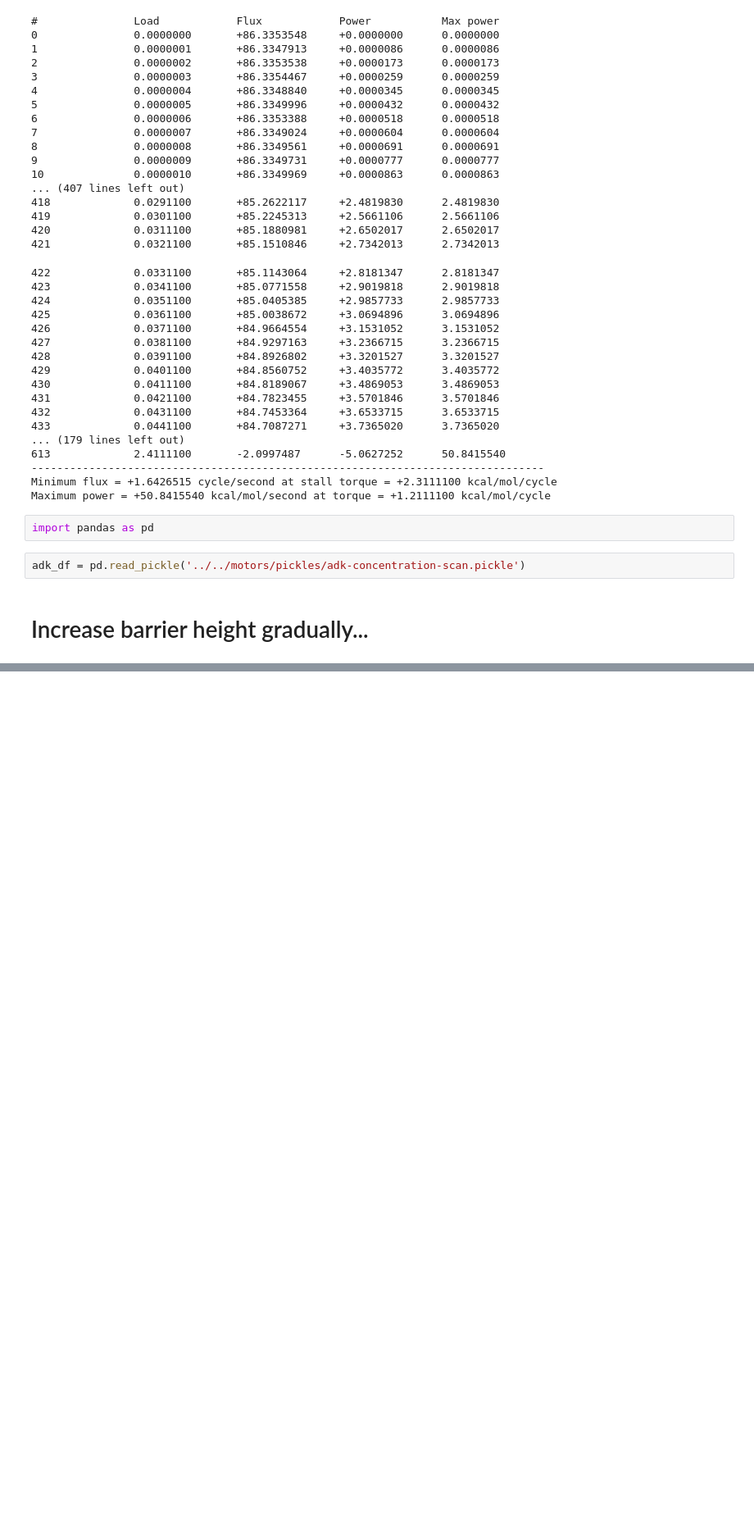
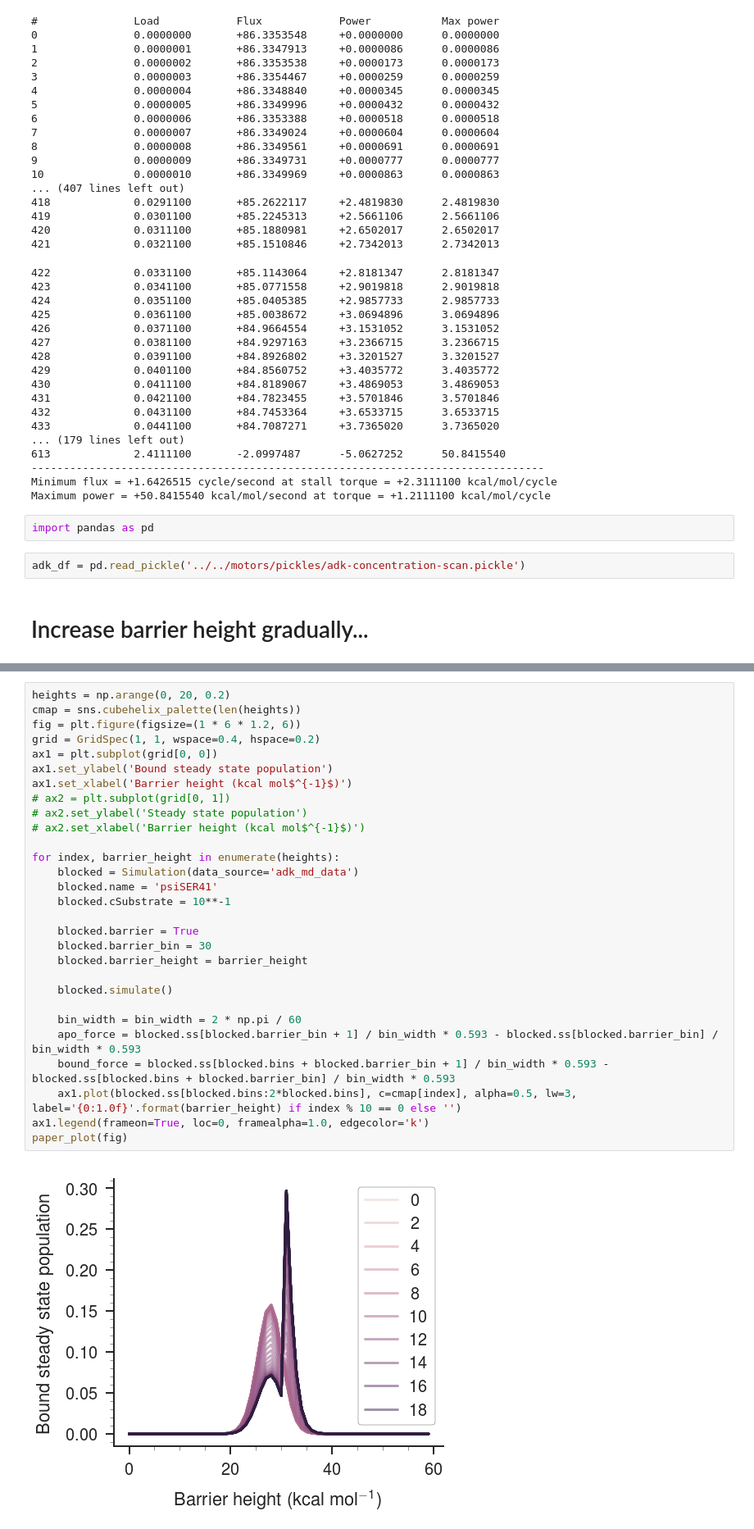
Before and after one commit to slochower/nonequilibrium-master, a Jupyter notebook: notebooks/force-on-barrier/force-on-barrier-quick-explanation.ipynb, the cells around one changed output, grey strips where cells are left out. Shown: that part at 82% size. Cells and saved outputs as stored; diff of their text form; blank space fills up the shorter version.

```diff
--- a/notebooks/force-on-barrier/force-on-barrier-quick-explanation.ipynb
+++ b/notebooks/force-on-barrier/force-on-barrier-quick-explanation.ipynb
@@ -447,0 +473,31 @@ plot
+# %%
+heights = np.arange(0, 20, 0.2)
+cmap = sns.cubehelix_palette(len(heights))
+fig = plt.figure(figsize=(1 * 6 * 1.2, 6))
+grid = GridSpec(1, 1, wspace=0.4, hspace=0.2)
+ax1 = plt.subplot(grid[0, 0])
+ax1.set_ylabel('Bound steady state population')
+ax1.set_xlabel('Barrier height (kcal mol$^{-1}$)')
+# ax2 = plt.subplot(grid[0, 1])
+# ax2.set_ylabel('Steady state population')
+# ax2.set_xlabel('Barrier height (kcal mol$^{-1}$)')
+
+for index, barrier_height in enumerate(heights):
+    blocked = Simulation(data_source='adk_md_data')
+    blocked.name = 'psiSER41'
+    blocked.cSubstrate = 10**-1
+
+    blocked.barrier = True
+    blocked.barrier_bin = 30
+    blocked.barrier_height = barrier_height
+
+    blocked.simulate()
+
+    bin_width = bin_width = 2 * np.pi / 60
+    apo_force = blocked.ss[blocked.barrier_bin + 1] / bin_width * 0.593 - blocked.ss[blocked.barrier_bin] / bin_width * 0.593
+    bound_force = blocked.ss[blocked.bins + blocked.barrier_bin + 1] / bin_width * 0.593 - blocked.ss[blocked.bins + blocked.barrier_bin] / bin_width * 0.593
+    ax1.plot(blocked.ss[blocked.bins:2*blocked.bins], c=cmap[index], alpha=0.5, lw=3, label='{0:1.0f}'.format(barrier_height) if index % 10 == 0 else '')
+ax1.legend(frameon=True, loc=0, framealpha=1.0, edgecolor='k')
+paper_plot(fig)
+# %% [output]
+[figure, added]
```
Also changed, not shown: parts of 5 cells of this notebook.
